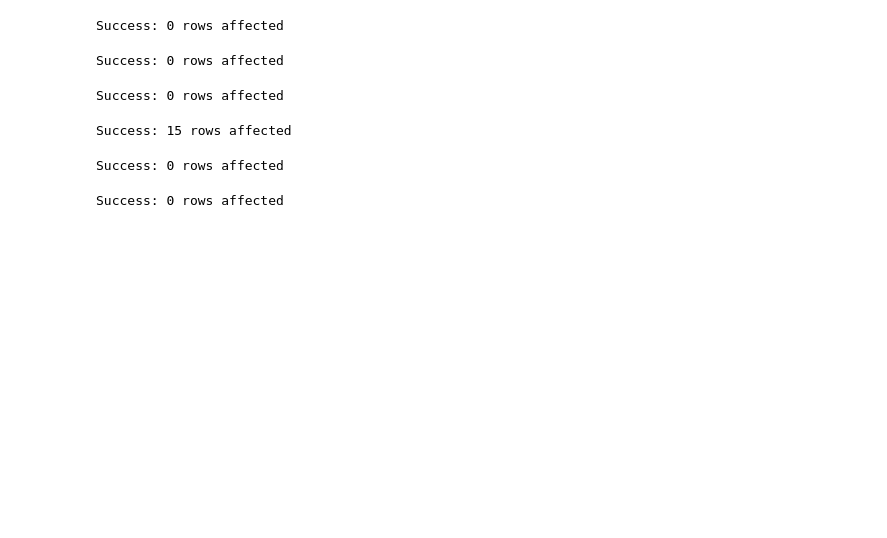
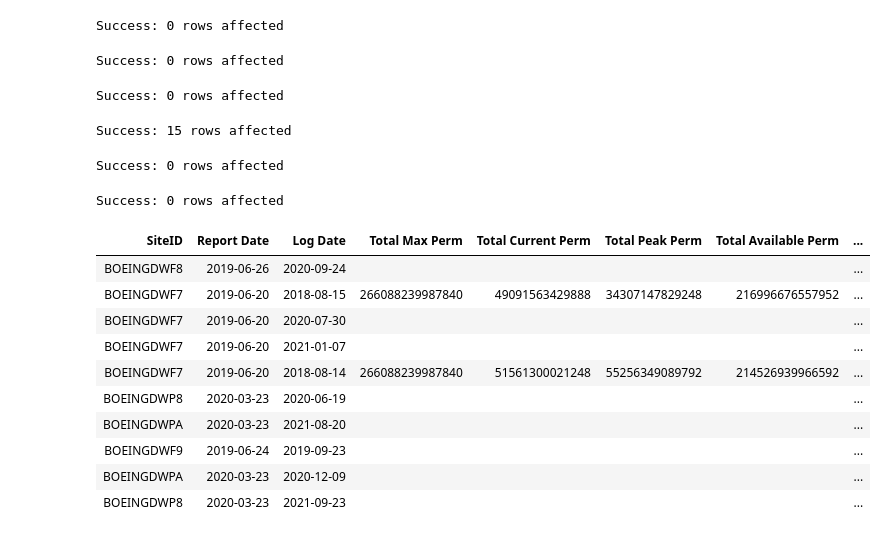
Before and after one commit to tdcoa/sql, a Jupyter notebook: datamodel/Level1.ipynb, the cells around one changed output. Saved outputs shown, nothing was run; the diff lists cells and outputs as text; code cells hidden in the pictures; blank space fills up the shorter version.

```diff
--- a/datamodel/Level1.ipynb
+++ b/datamodel/Level1.ipynb
@@ -249,3 +265,19 @@ Success: 0 rows affected
 call adlste_coa.sp_dat_level1_Storage_Forecast('v2')
 # %% [output]
 Success: 0 rows affected
+# %%
+Select top 10 *
+from adlste_coa.coa_dat_level1_Storage_Forecast
+where siteid like 'BOEING%'
+# %% [output]
+| SiteID | Report Date | Log Date | Total Max Perm | Total Current Perm | Total Peak Perm | Total Available Perm | ... |
+| BOEINGDWF8 | 2019-06-26 | 2020-09-24 |  |  |  |  | ... |
+| BOEINGDWF7 | 2019-06-20 | 2018-08-15 | 266088239987840 | 49091563429888 | 34307147829248 | 216996676557952 | ... |
+| BOEINGDWF7 | 2019-06-20 | 2020-07-30 |  |  |  |  | ... |
+| BOEINGDWF7 | 2019-06-20 | 2021-01-07 |  |  |  |  | ... |
+| BOEINGDWF7 | 2019-06-20 | 2018-08-14 | 266088239987840 | 51561300021248 | 55256349089792 | 214526939966592 | ... |
+| BOEINGDWP8 | 2020-03-23 | 2020-06-19 |  |  |  |  | ... |
+| BOEINGDWPA | 2020-03-23 | 2021-08-20 |  |  |  |  | ... |
+| BOEINGDWF9 | 2019-06-24 | 2019-09-23 |  |  |  |  | ... |
+| BOEINGDWPA | 2020-03-23 | 2020-12-09 |  |  |  |  | ... |
+| BOEINGDWP8 | 2020-03-23 | 2021-09-23 |  |  |  |  | ... |
```
Also changed, not shown: parts of 5 cells of this notebook.
